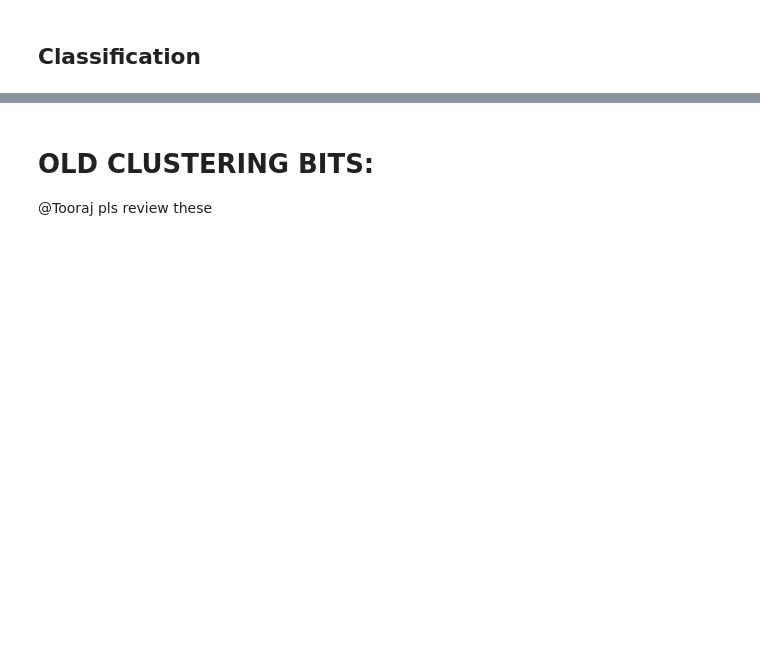
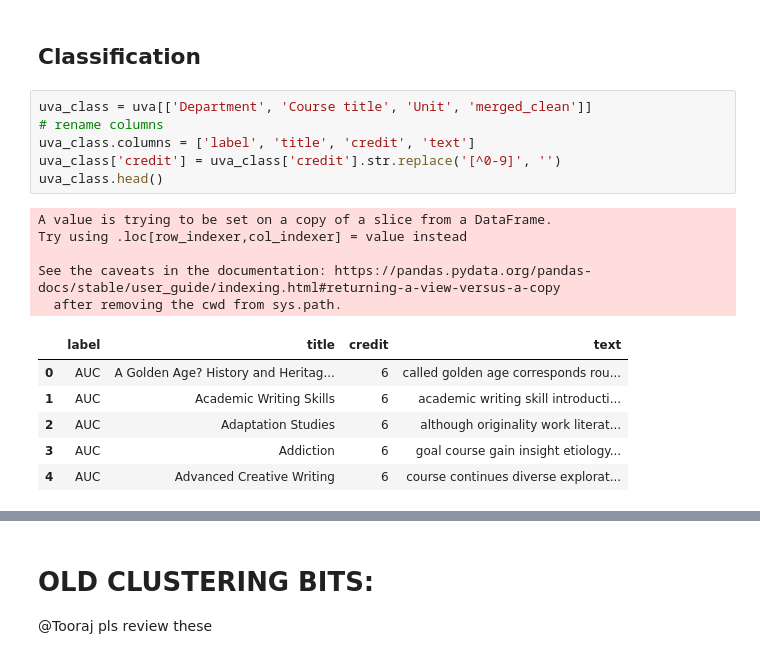
Before and after one commit to Af4rinz/dm-uva-courses, a Jupyter notebook: phase2.ipynb, the cells around one changed output, grey strips where cells are left out. Cells and saved outputs as stored; diff of their text form; blank space fills up the shorter version.

```diff
--- a/phase2.ipynb
+++ b/phase2.ipynb
@@ -516,3 +520,21 @@ Separating by various scores, the best homogeneity score is for Agglomerative Cl
 Overall speaking, the DBSCAN has worst average scores, while Agglomerate (ward) has the best.
 # %% [markdown]
 ## Classification
+# %%
+uva_class = uva[['Department', 'Course title', 'Unit', 'merged_clean']]
+# rename columns
+uva_class.columns = ['label', 'title', 'credit', 'text']
+uva_class['credit'] = uva_class['credit'].str.replace('[^0-9]', '')
+uva_class.head()
+# %% [output]
+A value is trying to be set on a copy of a slice from a DataFrame.
+Try using .loc[row_indexer,col_indexer] = value instead
+
+See the caveats in the documentation: https://pandas.pydata.org/pandas-docs/stable/user_guide/indexing.html#returning-a-view-versus-a-copy
+  after removing the cwd from sys.path.
+|  | label | title | credit | text |
+| 0 | AUC | A Golden Age? History and Heritag... | 6 | called golden age corresponds rou... |
+| 1 | AUC | Academic Writing Skills | 6 | academic writing skill introducti... |
+| 2 | AUC | Adaptation Studies | 6 | although originality work literat... |
+| 3 | AUC | Addiction | 6 | goal course gain insight etiology... |
+| 4 | AUC | Advanced Creative Writing | 6 | course continues diverse explorat... |
```
Also changed, not shown: parts of 21 cells of this notebook.
